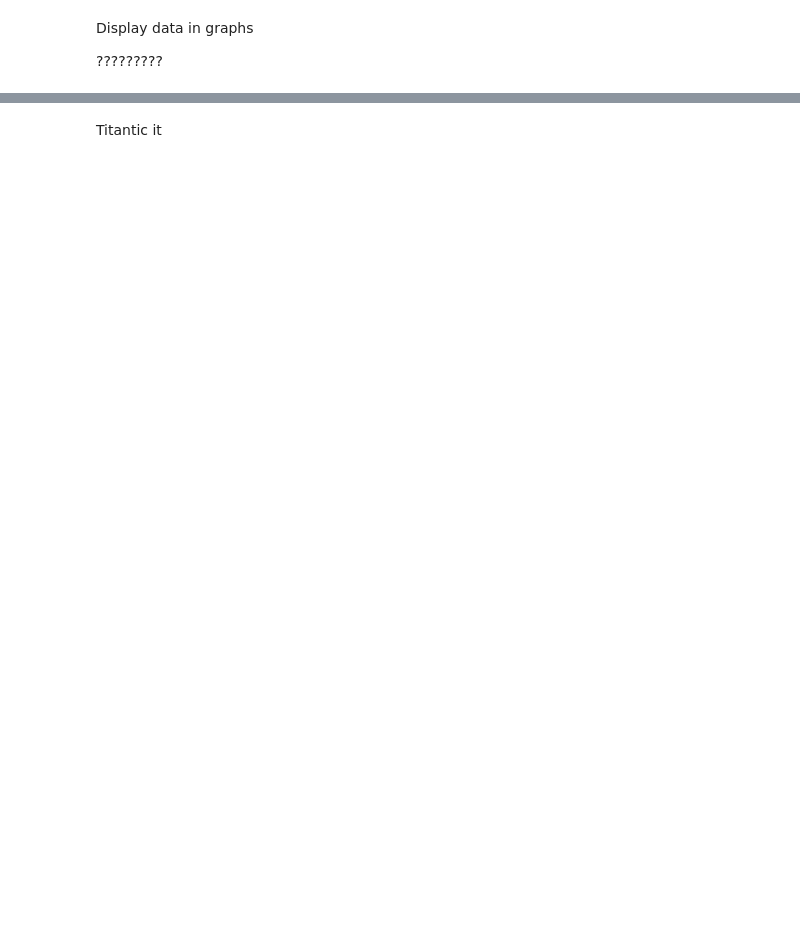
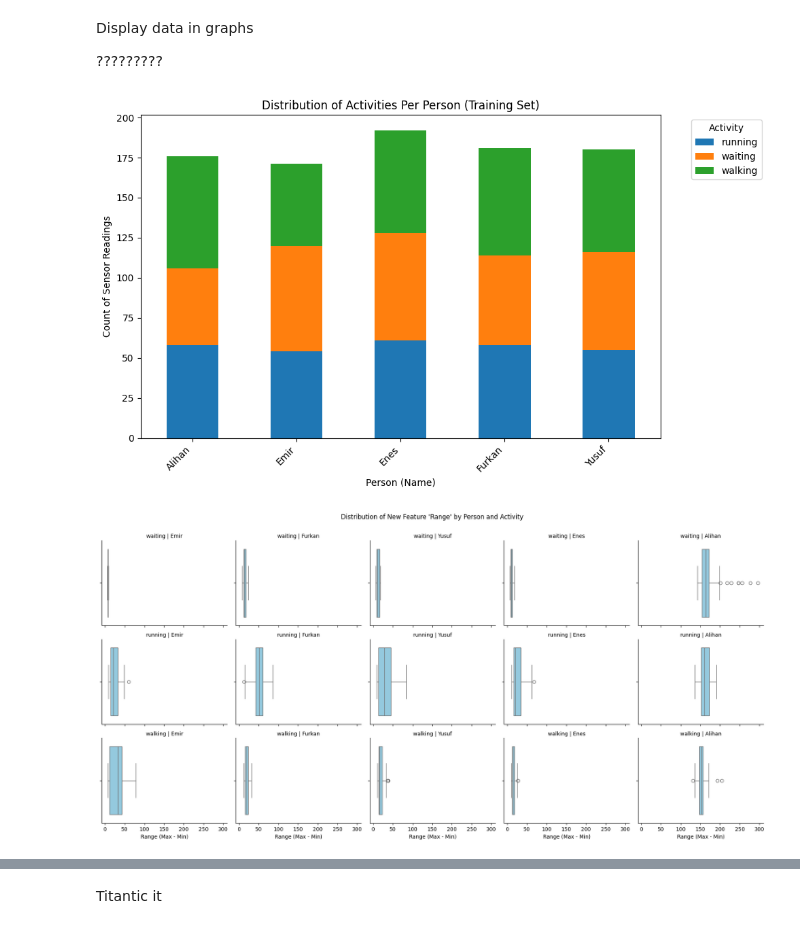
Before and after one commit to SShar195/CSE572GroupProject, a Jupyter notebook: group-project.ipynb, the cells around one changed output, grey strips where cells are left out. Saved outputs shown, nothing was run; the diff lists cells and outputs as text; code cells hidden in the pictures; blank space fills up the shorter version.

```diff
--- a/group-project.ipynb
+++ b/group-project.ipynb
@@ -167,0 +195,18 @@ grid.map(plt.scatter, 'timestamp', 'min', alpha=.5, color='red', s=10)
+# %%
+# 1. Ensure the 'timestamp' column is a proper datetime object (same as original)
+train['timestamp'] = pd.to_datetime(train['timestamp'])
+
+# 2. FILTER THE DATA FOR 'emir'
+train_alihan = train[train['name'] == 'Alihan']
+
+# 3. Create FacetGrid using the filtered data
+#    - Removed 'col='name'' because only 'emir' remains.
+#    - The row='activity' keeps the vertical separation by activity.
+grid = sns.FacetGrid(train_alihan, row='activity', height=2.2, aspect=1.6)
+
+# 4. Map the scatter plot to the grid
+grid.map(plt.scatter, 'timestamp', 'mean', alpha=.5, color='green', s=10)
+
+# Optional: Add titles to the rows to show the 'activity'
+grid.set_titles(row_template='{row_name}')
+plt.show() # To display the plot, if not in a notebook environment
@@ -169,3 +287,35 @@ grid.map(plt.scatter, 'timestamp', 'min', alpha=.5, color='red', s=10)
 Display data in graphs
 
 ?????????
+# %%
+
+# A bar plot or a stacked bar plot showing the *count* of each 'activity' per 'name'
+# is a much better way to visualize categorical distribution than the scatter plots.
+
+# Calculate the counts of each activity for each person
+activity_counts = train.groupby('name')['activity'].value_counts().unstack(fill_value=0)
+
+# Create a stacked bar plot
+fig, ax = plt.subplots(figsize=(10, 6))
+activity_counts.plot(kind='bar', stacked=True, ax=ax)
+
+ax.set_title('Distribution of Activities Per Person (Training Set)')
+ax.set_xlabel('Person (Name)')
+ax.set_ylabel('Count of Sensor Readings')
+ax.legend(title='Activity', bbox_to_anchor=(1.05, 1), loc='upper left')
+plt.xticks(rotation=45, ha='right')
+plt.tight_layout()
+plt.show()
+
+# Visualize a single feature (like 'range') across all people and activities using box plots
+# This shows if the new feature ('range') is useful for distinguishing activities.
+grid_box = sns.FacetGrid(train, col='name', row='activity', height=3, aspect=1.2)
+grid_box.map(sns.boxplot, 'range', orient='h', color='skyblue')
+grid_box.set_titles(col_template="{col_name}", row_template="{row_name}")
+grid_box.set_axis_labels("Range (Max - Min)", "")
+plt.subplots_adjust(top=0.9)
+grid_box.figure.suptitle("Distribution of New Feature 'Range' by Person and Activity")
+plt.show()
+# %% [output]
+[figure, added]
+[figure, added]
```
Also changed, not shown: parts of 22 cells of this notebook.
